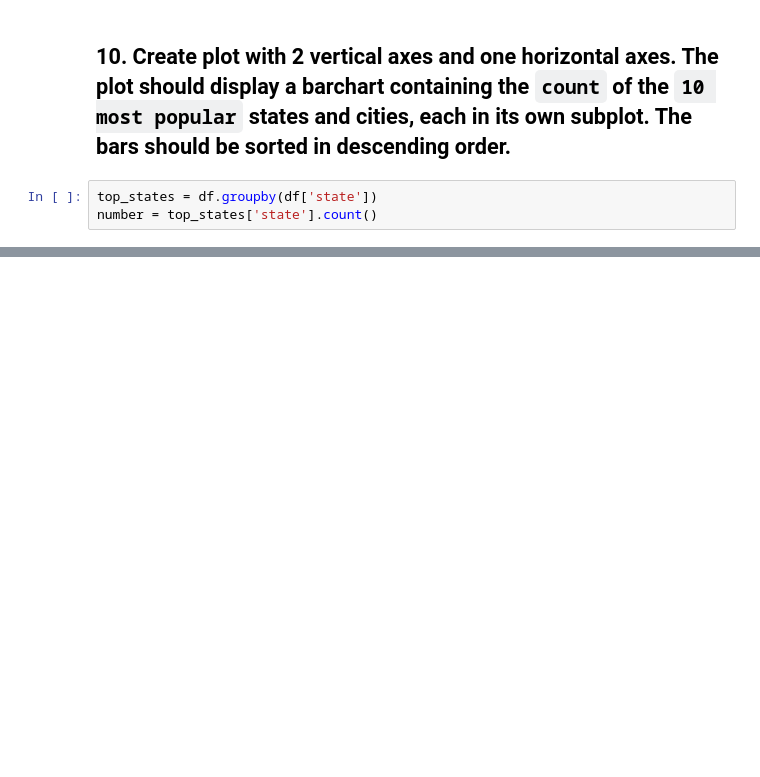
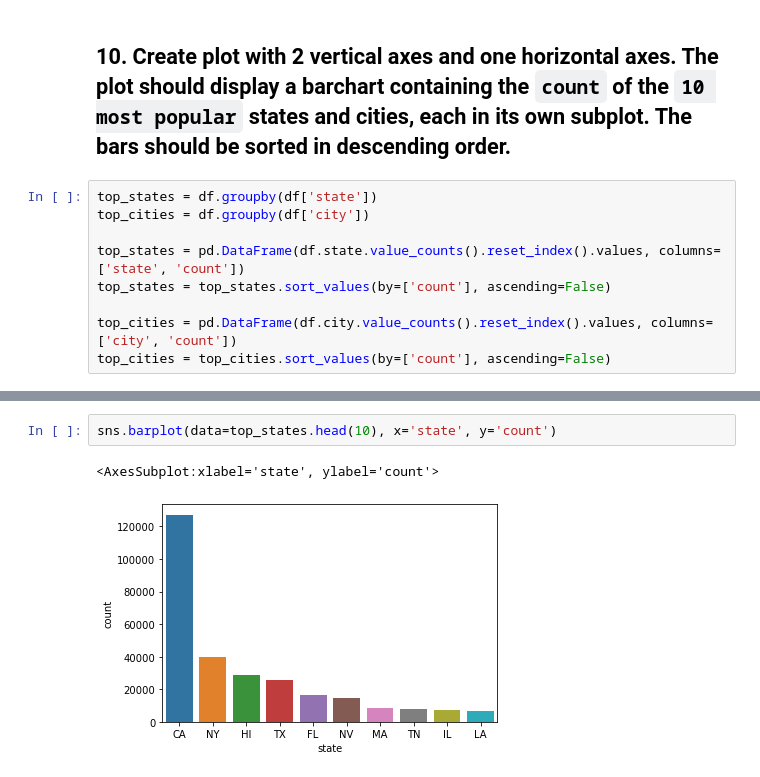
Before and after one commit to tomaloki/DAT200_CA, a Jupyter notebook: CA1/DAT200 - Assignment 1.ipynb, the cells around one changed output, grey strips where cells are left out. Cells and saved outputs as stored; diff of their text form; blank space fills up the shorter version.

Commit message:
Finished exercise 10, created barplots for top 10 cities and states

```diff
--- a/CA1/DAT200 - Assignment 1.ipynb
+++ b/CA1/DAT200 - Assignment 1.ipynb
@@ -241,4 +240,10 @@ Number of columns : 15
 ## 10. Create plot with 2 vertical axes and one horizontal axes. The plot should display a barchart containing the `count` of the `10 most popular` states and cities, each in its own subplot. The bars should be sorted in descending order.
 # %%
 top_states = df.groupby(df['state'])
-number = top_states['state'].count()
+top_cities = df.groupby(df['city'])
+
+top_states = pd.DataFrame(df.state.value_counts().reset_index().values, columns=['state', 'count'])
+top_states = top_states.sort_values(by=['count'], ascending=False)
+
+top_cities = pd.DataFrame(df.city.value_counts().reset_index().values, columns=['city', 'count'])
+top_cities = top_cities.sort_values(by=['count'], ascending=False)
@@ -264,0 +264,5 @@ sns.barplot(data = top_states, x='state', y='number')
+# %%
+sns.barplot(data=top_states.head(10), x='state', y='count')
+# %% [output]
+<AxesSubplot:xlabel='state', ylabel='count'>
+[figure, added]
```
Also changed, not shown: parts of 6 cells of this notebook.
